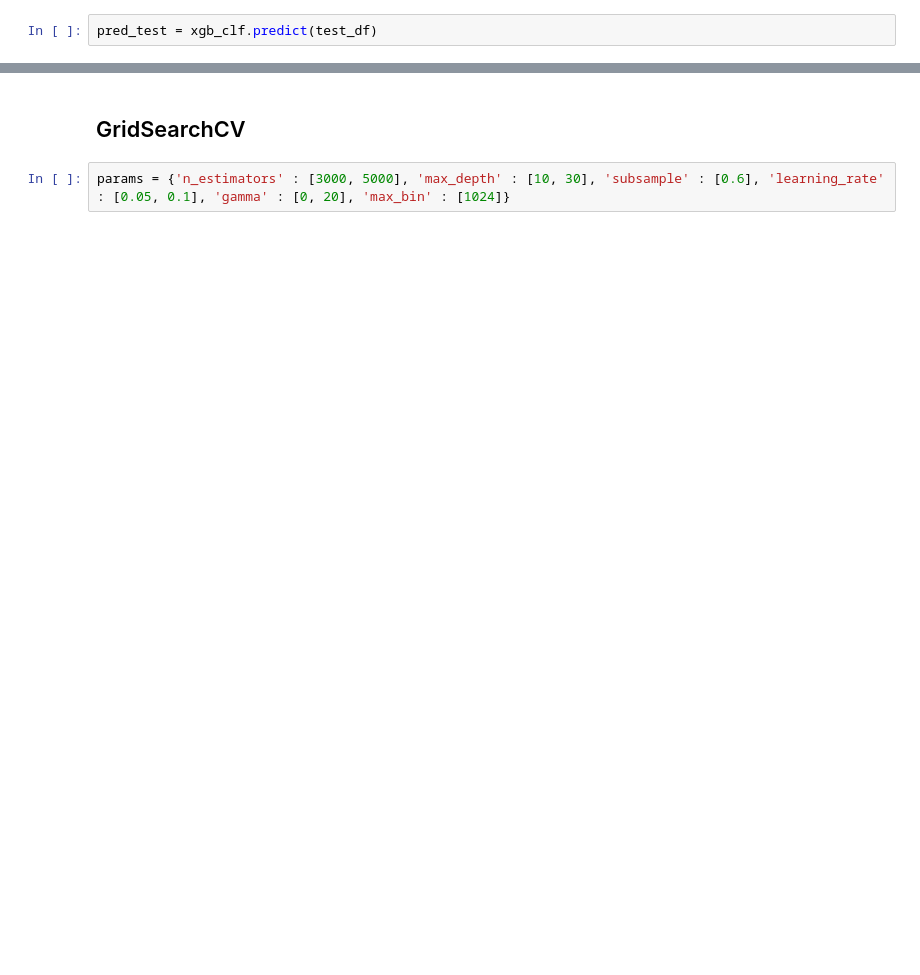
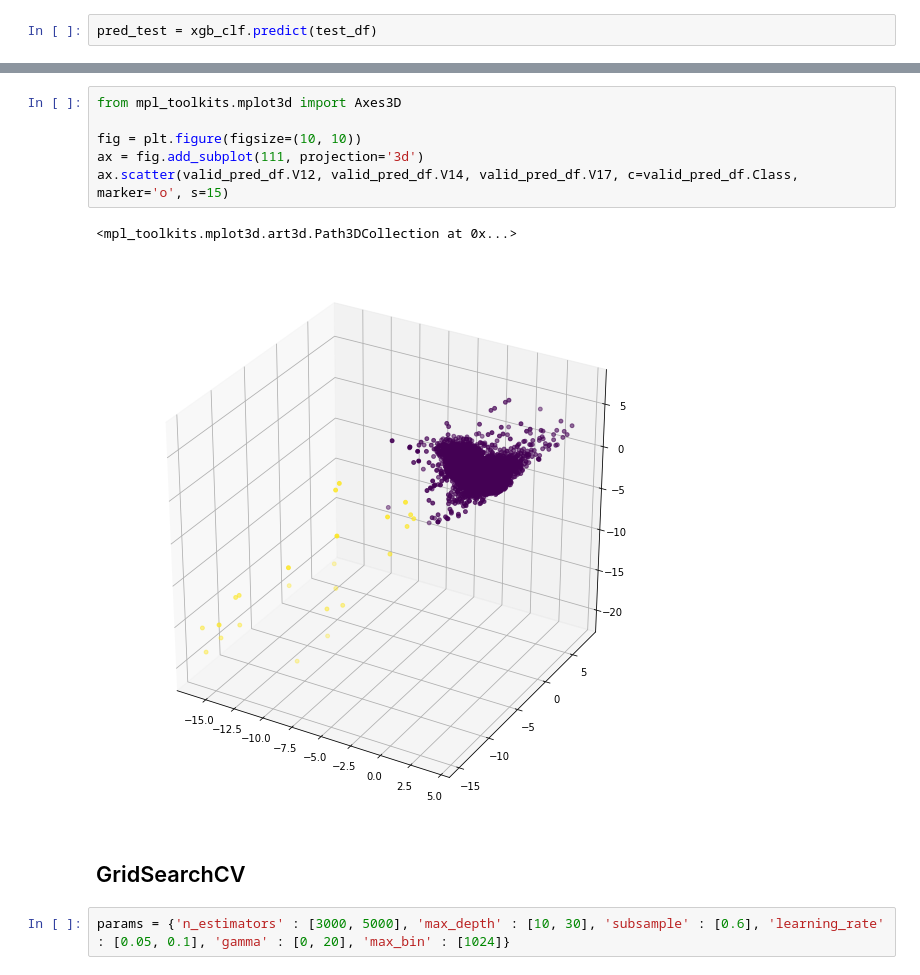
Before and after one commit to Seoyeon-An/YBIGTA_CreditCardAI, a Jupyter notebook: Supervised_Modeling/XGBoost_for_classification.ipynb, the cells around one changed output, grey strips where cells are left out. Saved outputs shown, nothing was run; the diff lists cells and outputs as text; blank space fills up the shorter version.

```diff
--- a/Supervised_Modeling/XGBoost_for_classification.ipynb
+++ b/Supervised_Modeling/XGBoost_for_classification.ipynb
@@ -136,3 +171,12 @@ pred_test = xgb_clf.predict(test_df)
+# %%
+from mpl_toolkits.mplot3d import Axes3D
+
+fig = plt.figure(figsize=(10, 10))
+ax = fig.add_subplot(111, projection='3d')
+ax.scatter(valid_pred_df.V12, valid_pred_df.V14, valid_pred_df.V17, c=valid_pred_df.Class, marker='o', s=15)
+# %% [output]
+<mpl_toolkits.mplot3d.art3d.Path3DCollection at 0x...>
+[figure, added]
 # %% [markdown]
 ## GridSearchCV
 # %%
```
Also changed, not shown: parts of 10 cells of this notebook, 3 other files.
